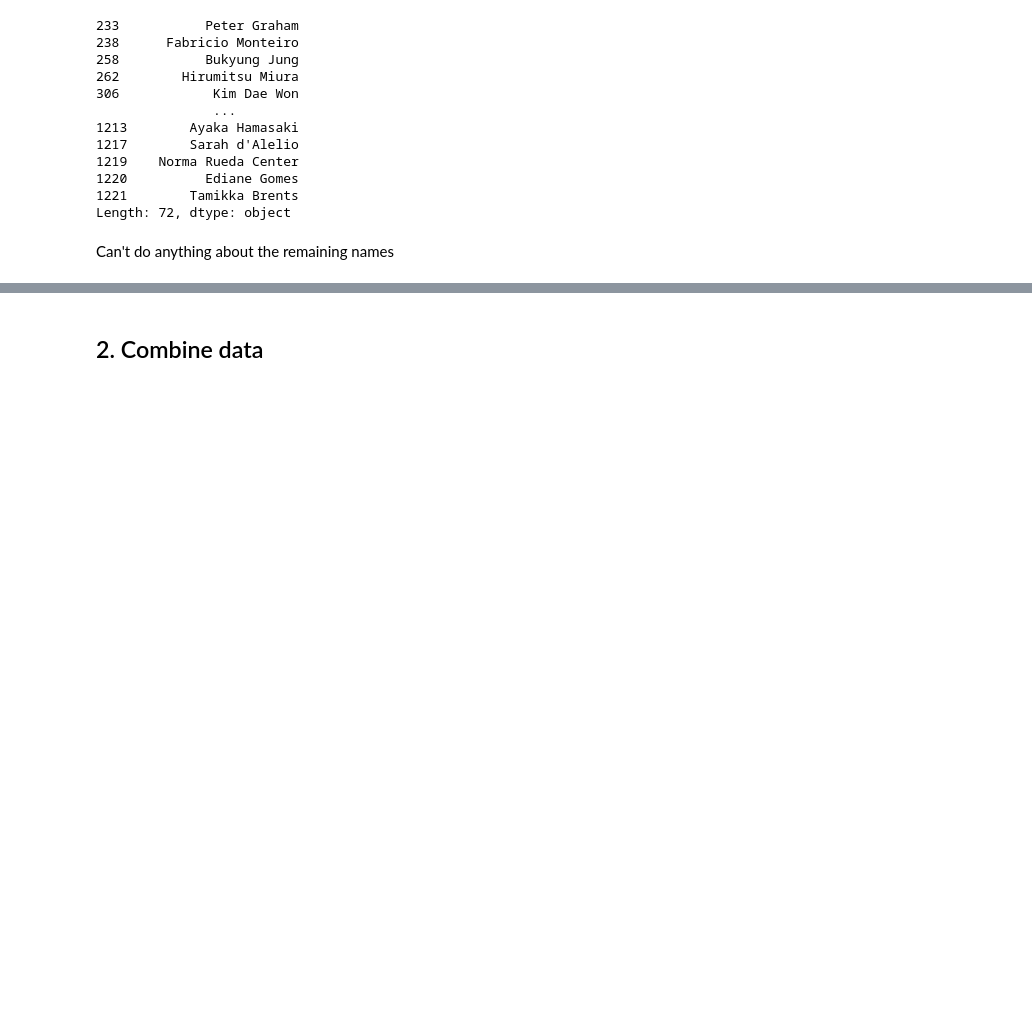
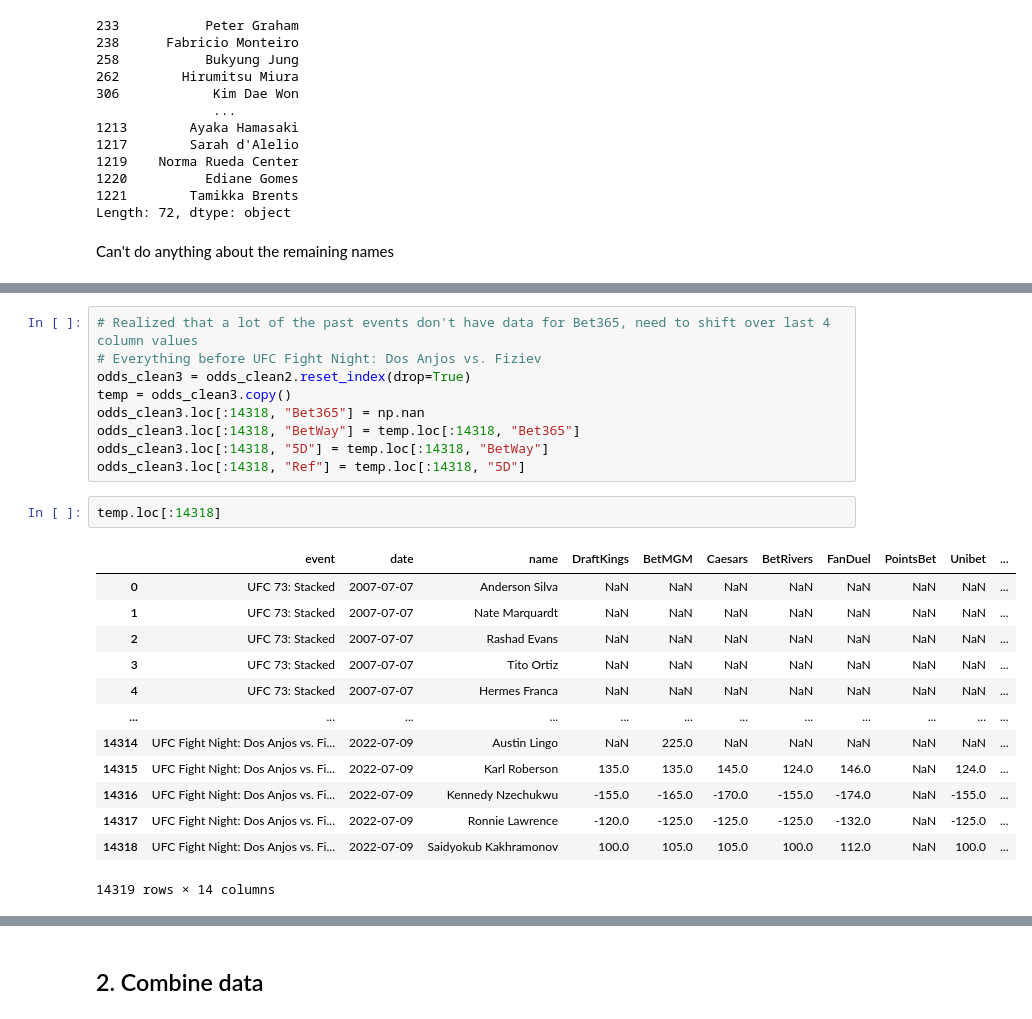
Before and after one commit to ehan03/UFC-Predict, a Jupyter notebook: preprocessing.ipynb, the cells around one changed output, grey strips where cells are left out. Cells and saved outputs as stored; diff of their text form; blank space fills up the shorter version.

```diff
--- a/preprocessing.ipynb
+++ b/preprocessing.ipynb
@@ -748,0 +804,25 @@ odds_clean2.loc[[15077]]
+# %%
+# Realized that a lot of the past events don't have data for Bet365, need to shift over last 4 column values
+# Everything before UFC Fight Night: Dos Anjos vs. Fiziev
+odds_clean3 = odds_clean2.reset_index(drop=True)
+temp = odds_clean3.copy()
+odds_clean3.loc[:14318, "Bet365"] = np.nan
+odds_clean3.loc[:14318, "BetWay"] = temp.loc[:14318, "Bet365"]
+odds_clean3.loc[:14318, "5D"] = temp.loc[:14318, "BetWay"]
+odds_clean3.loc[:14318, "Ref"] = temp.loc[:14318, "5D"]
+# %%
+temp.loc[:14318]
+# %% [output]
+|  | event | date | name | DraftKings | BetMGM | Caesars | BetRivers | FanDuel | PointsBet | Unibet | ... |
+| 0 | UFC 73: Stacked | 2007-07-07 | Anderson Silva | NaN | NaN | NaN | NaN | NaN | NaN | NaN | ... |
+| 1 | UFC 73: Stacked | 2007-07-07 | Nate Marquardt | NaN | NaN | NaN | NaN | NaN | NaN | NaN | ... |
+| 2 | UFC 73: Stacked | 2007-07-07 | Rashad Evans | NaN | NaN | NaN | NaN | NaN | NaN | NaN | ... |
+| 3 | UFC 73: Stacked | 2007-07-07 | Tito Ortiz | NaN | NaN | NaN | NaN | NaN | NaN | NaN | ... |
+| 4 | UFC 73: Stacked | 2007-07-07 | Hermes Franca | NaN | NaN | NaN | NaN | NaN | NaN | NaN | ... |
+| ... | ... | ... | ... | ... | ... | ... | ... | ... | ... | ... | ... |
+| 14314 | UFC Fight Night: Dos Anjos vs. Fi... | 2022-07-09 | Austin Lingo | NaN | 225.0 | NaN | NaN | NaN | NaN | NaN | ... |
+| 14315 | UFC Fight Night: Dos Anjos vs. Fi... | 2022-07-09 | Karl Roberson | 135.0 | 135.0 | 145.0 | 124.0 | 146.0 | NaN | 124.0 | ... |
+| 14316 | UFC Fight Night: Dos Anjos vs. Fi... | 2022-07-09 | Kennedy Nzechukwu | -155.0 | -165.0 | -170.0 | -155.0 | -174.0 | NaN | -155.0 | ... |
+| 14317 | UFC Fight Night: Dos Anjos vs. Fi... | 2022-07-09 | Ronnie Lawrence | -120.0 | -125.0 | -125.0 | -125.0 | -132.0 | NaN | -125.0 | ... |
+| 14318 | UFC Fight Night: Dos Anjos vs. Fi... | 2022-07-09 | Saidyokub Kakhramonov | 100.0 | 105.0 | 105.0 | 100.0 | 112.0 | NaN | 100.0 | ... |
+14319 rows × 14 columns
```
Also changed, not shown: parts of 8 cells of this notebook, 1 other file.
